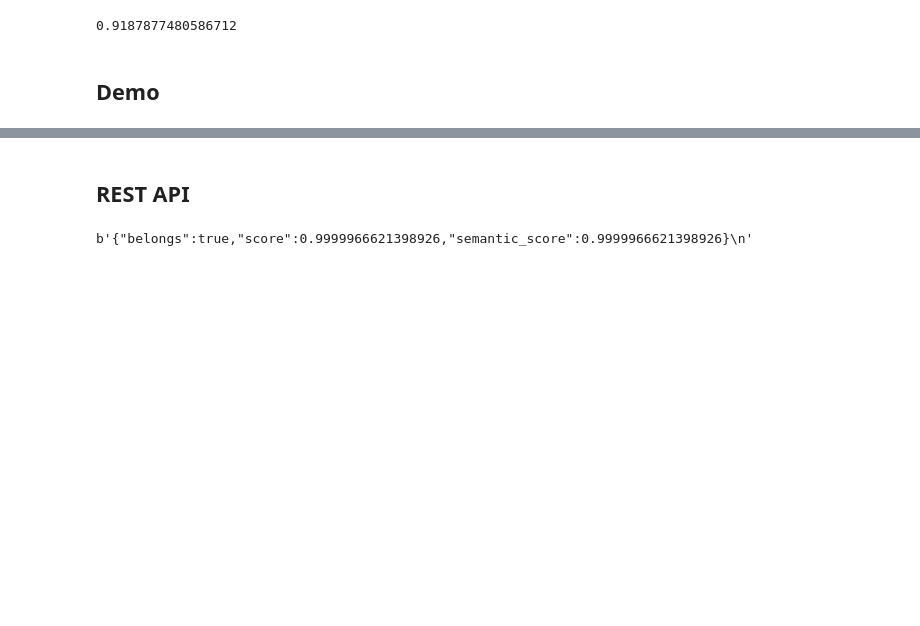
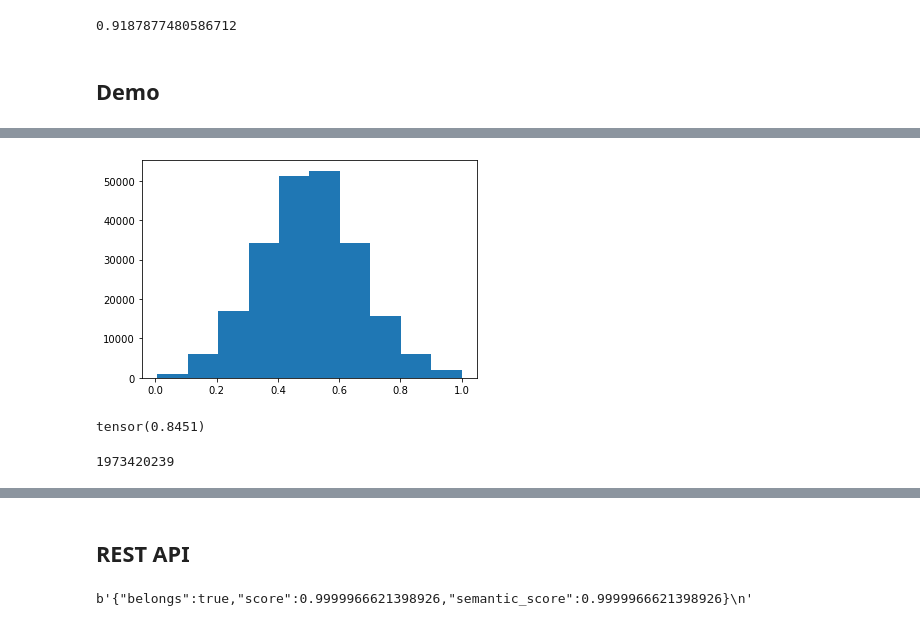
Before and after one commit to Forward-UIUC-2022S/chenzhengyiliu-keruizhu-author-publication-match, a Jupyter notebook: temp.ipynb, the cells around one changed output, grey strips where cells are left out. Drawn from its saved outputs; the diff is of its cells as text; code cells hidden in the pictures; blank space fills up the shorter version.

```diff
--- a/temp.ipynb
+++ b/temp.ipynb
@@ -282,0 +513,9 @@ semantic_score
+# %%
+plt.hist(link_logits[~labels.bool()].detach().sigmoid().cpu().numpy())
+plt.show()
+# %% [output]
+[figure, added]
+# %%
+torch.eq(link_logits.sigmoid().detach().cpu() > 0.65, labels.bool().cpu()).float().mean()
+# %% [output]
+tensor(0.8451)
@@ -282,0 +568,4 @@ semantic_score
+# %%
+list(sub_co_author_graph.nodes)[114]
+# %% [output]
+1973420239
```
Also changed, not shown: parts of 64 cells of this notebook, 5 other files.
